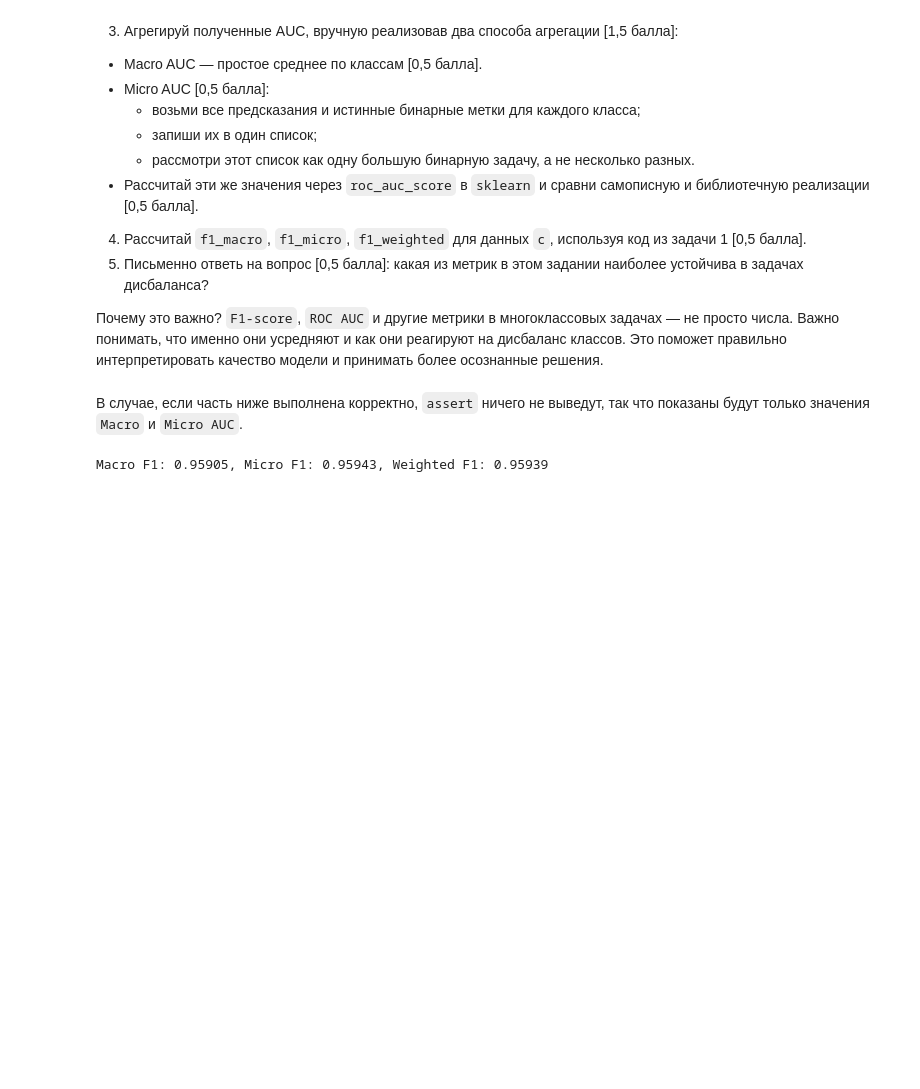
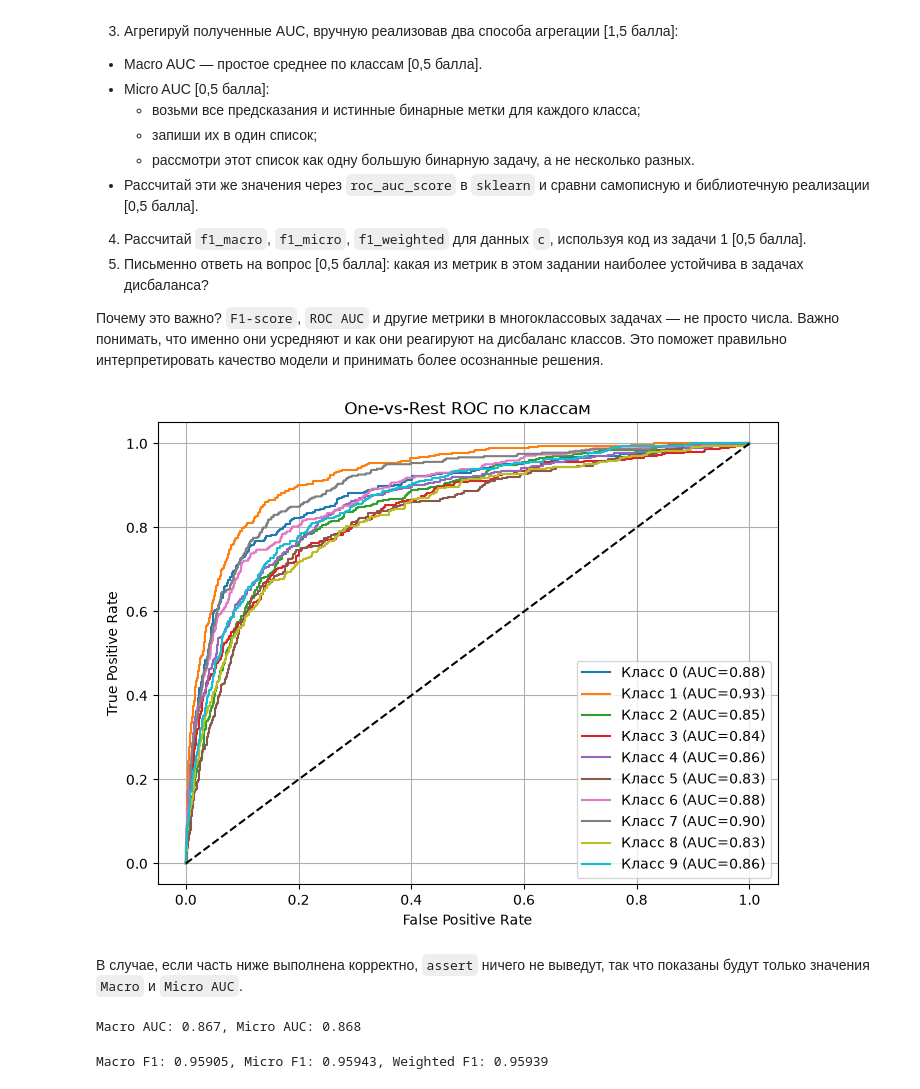
Before and after one commit to dchurikov1983/msc-ml-online-autumn-2026, a Jupyter notebook: W2 Classification Metrics/Неделя_2_Машинное_обучение_ДЗ_done.ipynb, the cells around one changed output. Drawn from its saved outputs; the diff is of its cells as text; code cells hidden in the pictures; blank space fills up the shorter version.

Commit message:
corrected hw2 for multiclass clf

```diff
--- a/W2 Classification Metrics/Неделя_2_Машинное_обучение_ДЗ_done.ipynb
+++ b/W2 Classification Metrics/Неделя_2_Машинное_обучение_ДЗ_done.ipynb
@@ -589,51 +619,57 @@ y_noisy /= y_noisy.sum(axis=1, keepdims=True)
 # %%
 # One-vs-rest ROC и AUC
 import matplotlib.pyplot as plt
 
 plt.figure(figsize=(8, 6))
 aucs = []
 
 for cls in classes:
     # Бинарные метки: текущий класс vs остальные
-    y_bin = ... # Напиши код здесь
+    y_bin = (y_true == cls).astype(int)
     y_score = y_noisy[:, cls]
 
-    fpr, tpr, _ = ... # Напиши код здесь
-    roc_auc = ... # Напиши код здесь
+    fpr, tpr, _ = roc_curve(y_bin, y_score)
+    roc_auc = auc(fpr, tpr)
     aucs.append(roc_auc)
 
     plt.plot(fpr, tpr, label=f"Класс {cls} (AUC={roc_auc:.2f})")
 
 plt.plot([0, 1], [0, 1], 'k--')
 plt.xlabel("False Positive Rate")
 plt.ylabel("True Positive Rate")
 plt.title("One-vs-Rest ROC по классам")
 plt.legend()
 plt.grid(True)
 plt.show()
+# %% [output]
+[figure, added]
 # %% [markdown]
 В случае, если часть ниже выполнена корректно, `assert` ничего не выведут, так что показаны будут только значения `Macro` и `Micro AUC`.
 # %%
+
+
 # Macro — просто среднее по классам
-macro_auc = ... # Напиши код здесь
+macro_auc = np.mean(aucs)
 
 # Micro: объединяем все бинарные задачи
 y_true_bin = np.zeros_like(y_noisy)
 for i in range(len(y_true)):
     y_true_bin[i, y_true[i]] = 1
 
-fpr_micro, tpr_micro, _ = ... # Напиши код здесь
-micro_auc = ... # Напиши код здесь
+fpr_micro, tpr_micro, _ = roc_curve(y_true_bin.ravel(), y_noisy.ravel())
+micro_auc = roc_auc_score(y_true_bin, y_noisy, average='micro')
 
 from sklearn.metrics import roc_auc_score
-sklearn_macro = ... # Напиши код здесь
-sklearn_micro = ... # Напиши код здесь
+sklearn_macro = roc_auc_score(y_true, y_noisy, average='macro', multi_class='ovr')
+sklearn_micro = roc_auc_score(y_true, y_noisy, average='micro', multi_class='ovr')
 
 # Сравнение
 assert np.isclose(macro_auc, sklearn_macro, atol=1e-2)
 assert np.isclose(micro_auc, sklearn_micro, atol=1e-2)
 
 print(f"Macro AUC: {macro_auc:.3f}, Micro AUC: {micro_auc:.3f}")
+# %% [output]
+Macro AUC: 0.867, Micro AUC: 0.868
 # %%
 y_true_multi = c['true_label']
 y_pred_multi = c['predicted_label']
```
Also changed, not shown: parts of 9 cells of this notebook.
